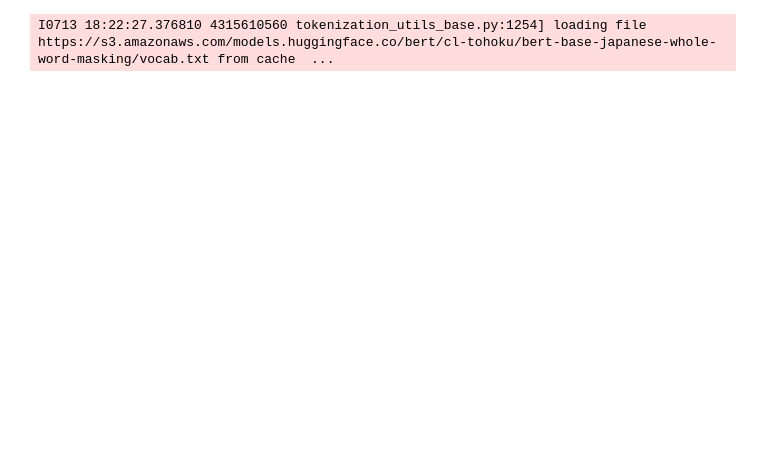
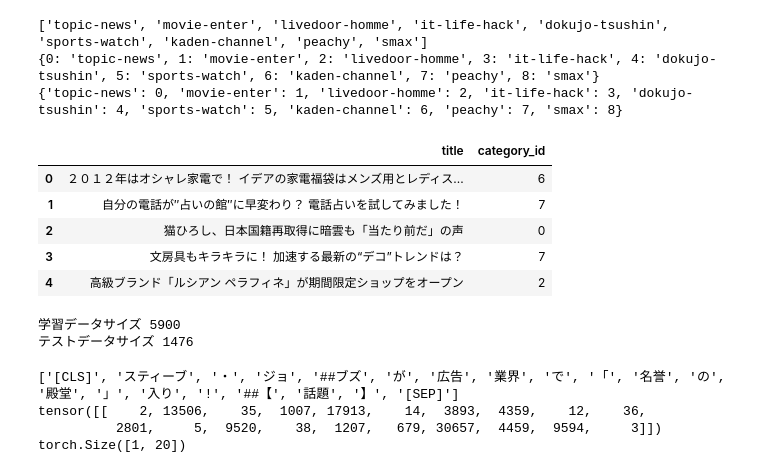
Before and after one commit to masayakondo/jupyter_notebook, a Jupyter notebook: BertClassifier.ipynb, the cells around one changed output. Cells and saved outputs as stored; diff of their text form; code cells hidden in the pictures; blank space fills up the shorter version.

```diff
--- a/BertClassifier.ipynb
+++ b/BertClassifier.ipynb
@@ -102,0 +24,43 @@ print(df[len_0_2:].shape)
+# %%
+# カテゴリーのリストをデータセットから取得
+categories = list(set(livedoor_data['category']))
+print(categories)
+
+# カテゴリーのID辞書を作成
+id2cat = dict(zip(list(range(len(categories))), categories))
+cat2id = dict(zip(categories, list(range(len(categories)))))
+print(id2cat)
+print(cat2id)
+
+# DataFrameにカテゴリーID列を追加
+livedoor_data['category_id'] = livedoor_data['category'].map(cat2id)
+
+# 念の為シャッフル
+livedoor_data = livedoor_data.sample(frac=1).reset_index(drop=True)
+
+livedoor_data = livedoor_data[['title', 'category_id']]
+livedoor_data.head()
+# %% [output]
+['topic-news', 'movie-enter', 'livedoor-homme', 'it-life-hack', 'dokujo-tsushin', 'sports-watch', 'kaden-channel', 'peachy', 'smax']
+{0: 'topic-news', 1: 'movie-enter', 2: 'livedoor-homme', 3: 'it-life-hack', 4: 'dokujo-tsushin', 5: 'sports-watch', 6: 'kaden-channel', 7: 'peachy', 8: 'smax'}
+{'topic-news': 0, 'movie-enter': 1, 'livedoor-homme': 2, 'it-life-hack': 3, 'dokujo-tsushin': 4, 'sports-watch': 5, 'kaden-channel': 6, 'peachy': 7, 'smax': 8}
+|  | title | category_id |
+| 0 | ２０１２年はオシャレ家電で！ イデアの家電福袋はメンズ用とレディス... | 6 |
+| 1 | 自分の電話が″占いの館″に早変わり？ 電話占いを試してみました！ | 7 |
+| 2 | 猫ひろし、日本国籍再取得に暗雲も「当たり前だ」の声 | 0 |
+| 3 | 文房具もキラキラに！ 加速する最新の“デコ”トレンドは？ | 7 |
+| 4 | 高級ブランド「ルシアン ペラフィネ」が期間限定ショップをオープン | 2 |
+# %%
+# 学習用データとテストデータに分ける
+from sklearn.model_selection import train_test_split
+
+train_df, test_df = train_test_split(livedoor_data, train_size=0.8)
+print("学習データサイズ", train_df.shape[0])
+print("テストデータサイズ", test_df.shape[0])
+
+# tsvファイルとして保存する
+train_df.to_csv(drive_dir + 'train.tsv', sep='\t', index=False, header=None)
+test_df.to_csv(drive_dir + 'test.tsv', sep='\t', index=False, header=None)
+# %% [output]
+学習データサイズ 5900
+テストデータサイズ 1476
@@ -103,10 +76,18 @@ print(df[len_0_2:].shape)
 # %%
 import torch
-import torchtext  # torchtextを使用
+import torchtext
 from transformers.modeling_bert import BertModel
 from transformers.tokenization_bert_japanese import BertJapaneseTokenizer
 
-# 日本語BERTの分かち書き用tokenizerです
+# 日本語BERTの分かち書き用tokenizerを宣言
 tokenizer = BertJapaneseTokenizer.from_pretrained('cl-tohoku/bert-base-japanese-whole-word-masking')
+
+# 試しに分かち書きしてみる。
+text = list(train_df['title'])[0]
+wakati_ids = tokenizer.encode(text, return_tensors='pt')
+print(tokenizer.convert_ids_to_tokens(wakati_ids[0].tolist()))
+print(wakati_ids, wakati_ids.size())
 # %% [output]
-I0713 18:22:27.376810 4315610560 tokenization_utils_base.py:1254] loading file https://s3.amazonaws.com/models.huggingface.co/bert/cl-tohoku/bert-base-japanese-whole-word-masking/vocab.txt from cache  ...
+['[CLS]', 'スティーブ', '・', 'ジョ', '##ブズ', 'が', '広告', '業界', 'で', '「', '名誉', 'の', '殿堂', '」', '入り', '!', '##【', '話題', '】', '[SEP]']
+tensor([[    2, 13506,    35,  1007, 17913,    14,  3893,  4359,    12,    36,
+          2801,     5,  9520,    38,  1207,   679, 30657,  4459,  9594,     3]]) torch.Size([1, 20])
```
Also changed, not shown: parts of 24 cells of this notebook.
